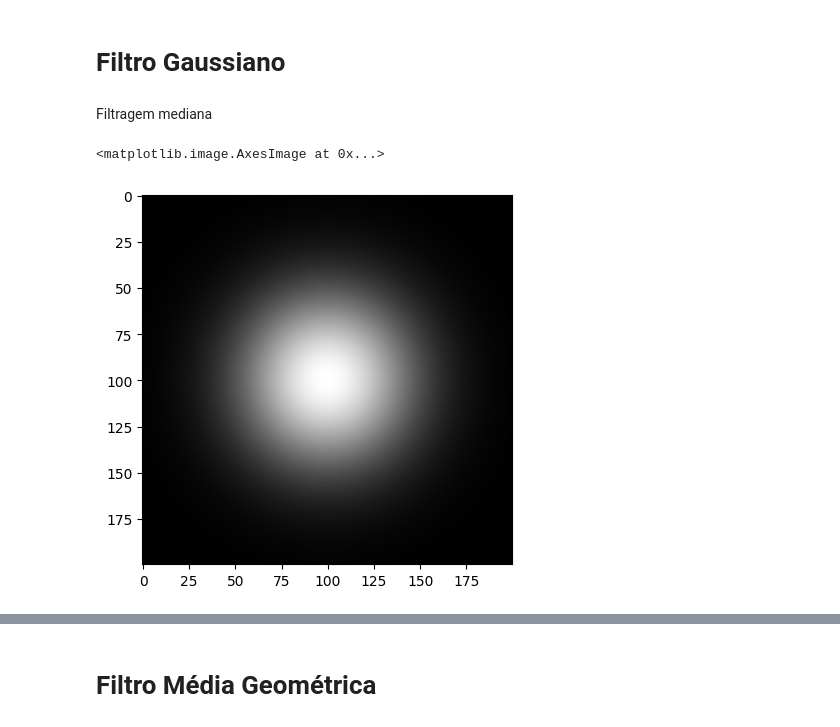
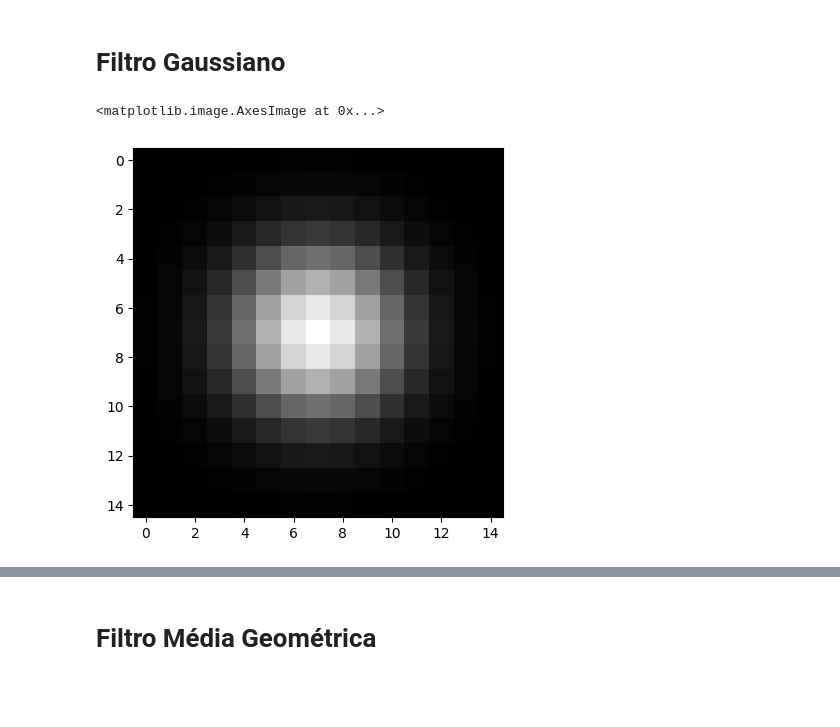
Before and after one commit to brunol-pereira/PDI, a Jupyter notebook: NaoLineares.ipynb, the cells around one changed output, grey strips where cells are left out. Drawn from its saved outputs; the diff is of its cells as text; code cells hidden in the pictures; blank space fills up the shorter version.

```diff
--- a/NaoLineares.ipynb
+++ b/NaoLineares.ipynb
@@ -17,5 +65,3 @@ def gaussian_filter_2d(filter_size):
     z = z/np.sum(z)
 
     return z
-# %% [markdown]
-Filtragem mediana
@@ -48,8 +68,8 @@ plt.imshow(img_new1, 'gray')
 # %%
-w = gaussian_filter_2d(200)
+w = gaussian_filter_2d(15)
 plt.imshow(w, 'gray')
 # %% [output]
 <matplotlib.image.AxesImage at 0x...>
-[figure, old version]
+[figure, new version]
 # %%
 img = plt.imread('imagens/cameraman.tiff')
```
Also changed, not shown: parts of 12 cells of this notebook, 4 other files.
